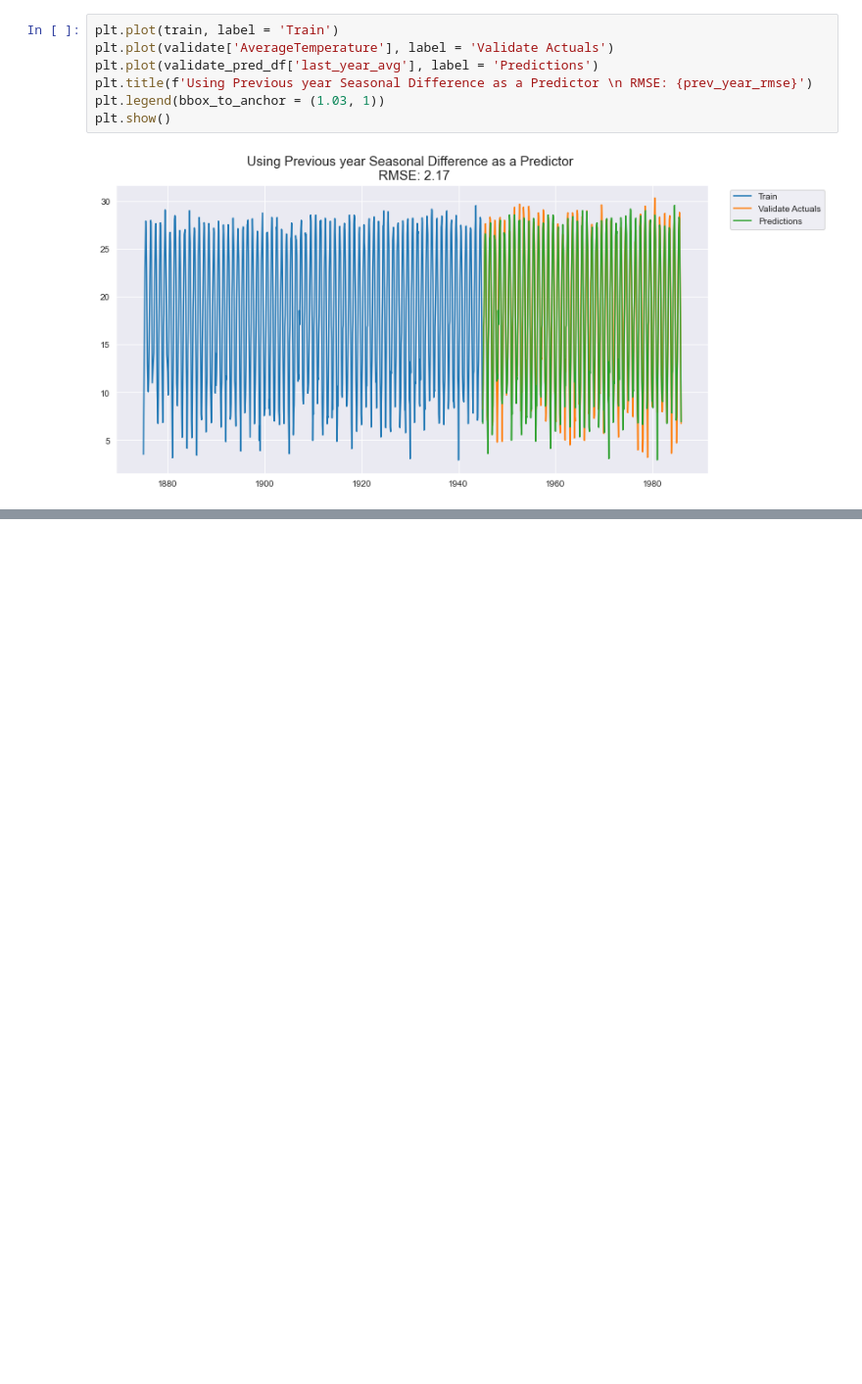
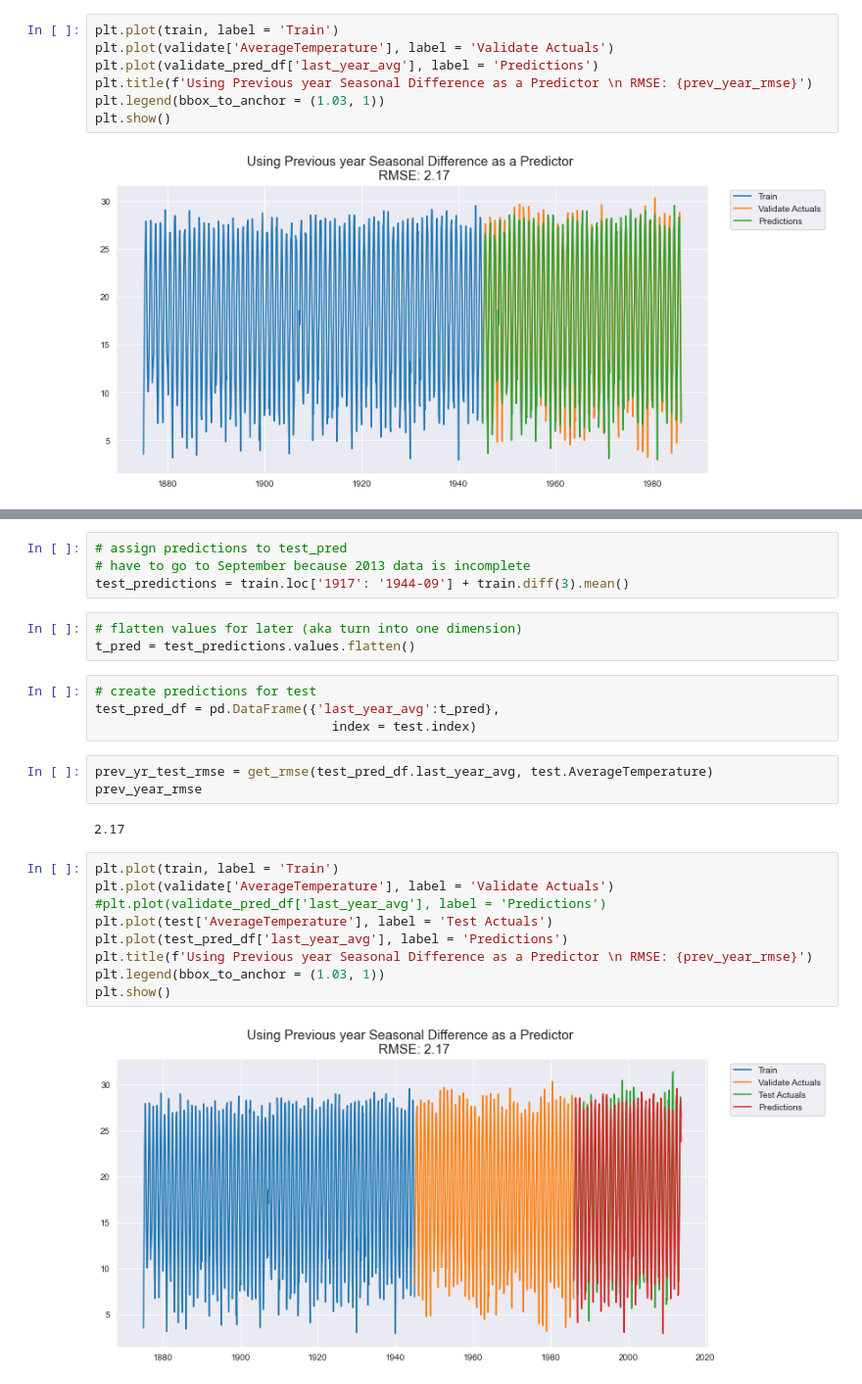
Before and after one commit to HeatherOrtegaMcMillan/time-series-exercises, a Jupyter notebook: time_series_project.ipynb, the cells around one changed output, grey strips where cells are left out. Shown at 98% size. Cells and saved outputs as stored; diff of their text form; blank space fills up the shorter version.

```diff
--- a/time_series_project.ipynb
+++ b/time_series_project.ipynb
@@ -555,0 +591,27 @@ plt.show()
+# %%
+# assign predictions to test_pred
+# have to go to September because 2013 data is incomplete
+test_predictions = train.loc['1917': '1944-09'] + train.diff(3).mean()
+# %%
+# flatten values for later (aka turn into one dimension)
+t_pred = test_predictions.values.flatten()
+# %%
+# create predictions for test
+test_pred_df = pd.DataFrame({'last_year_avg':t_pred},
+                               index = test.index)
+# %%
+prev_yr_test_rmse = get_rmse(test_pred_df.last_year_avg, test.AverageTemperature)
+prev_year_rmse
+# %% [output]
+2.17
+# %%
+plt.plot(train, label = 'Train')
+plt.plot(validate['AverageTemperature'], label = 'Validate Actuals')
+#plt.plot(validate_pred_df['last_year_avg'], label = 'Predictions')
+plt.plot(test['AverageTemperature'], label = 'Test Actuals')
+plt.plot(test_pred_df['last_year_avg'], label = 'Predictions')
+plt.title(f'Using Previous year Seasonal Difference as a Predictor \n RMSE: {prev_year_rmse}')
+plt.legend(bbox_to_anchor = (1.03, 1))
+plt.show()
+# %% [output]
+[figure, added]
```
Also changed, not shown: parts of 13 cells of this notebook.
